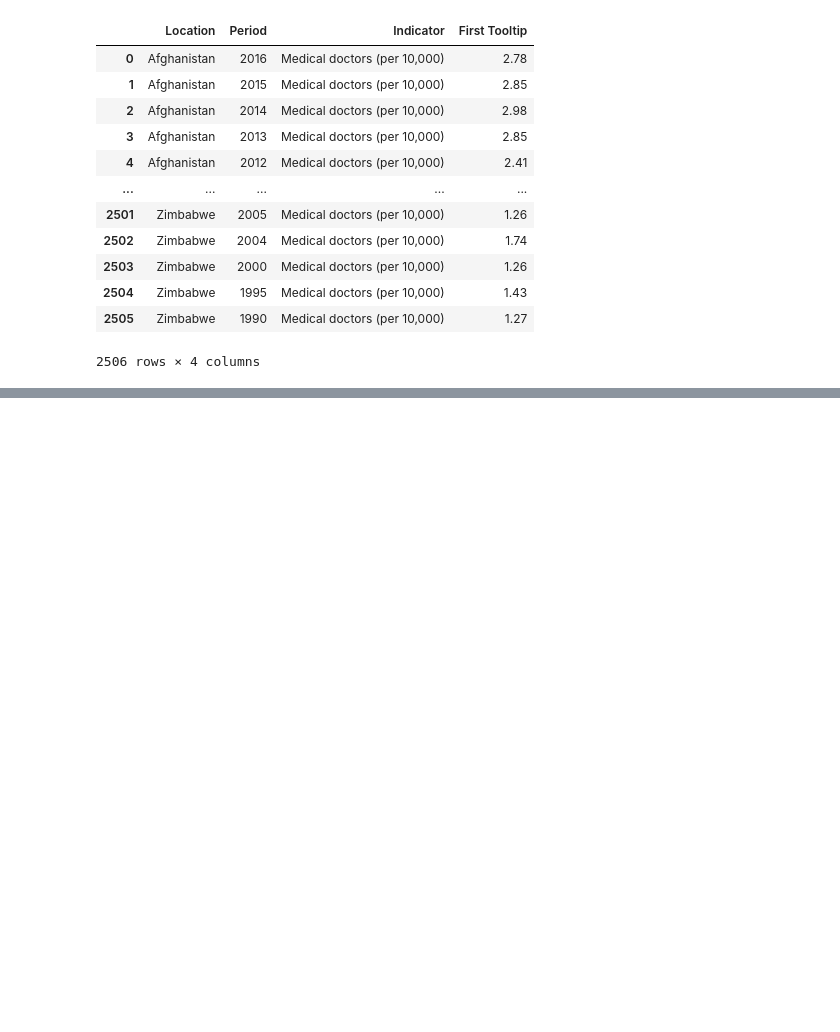
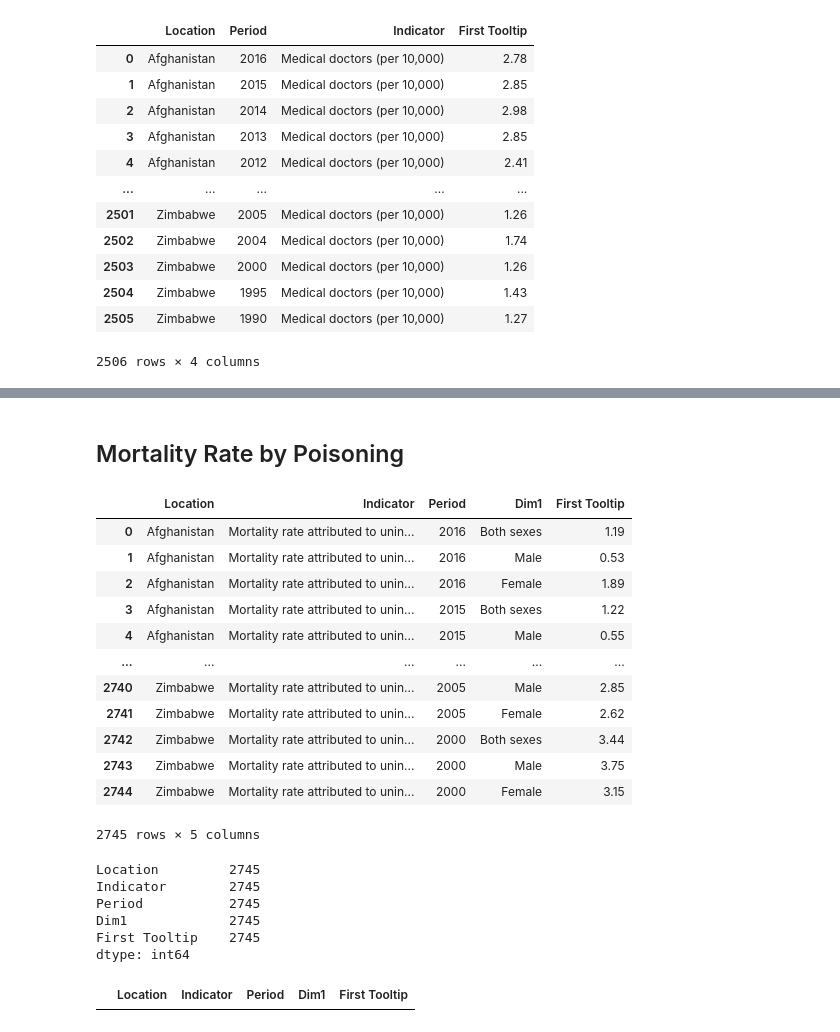
Before and after one commit to kwolf3/World_Health_Statistics_Project, a Jupyter notebook: Select Data.ipynb, the cells around one changed output, grey strips where cells are left out. Saved outputs shown, nothing was run; the diff lists cells and outputs as text; code cells hidden in the pictures; blank space fills up the shorter version.

Commit message:
Select data

```diff
--- a/Select Data.ipynb
+++ b/Select Data.ipynb
@@ -3453,0 +3652,32 @@ doc_data
+# %% [markdown]
+## Mortality Rate by Poisoning
+# %%
+poison_data = pd.read_csv(WHS_path/'mortalityRatePoisoning.csv')
+poison_data
+# %% [output]
+|  | Location | Indicator | Period | Dim1 | First Tooltip |
+| 0 | Afghanistan | Mortality rate attributed to unin... | 2016 | Both sexes | 1.19 |
+| 1 | Afghanistan | Mortality rate attributed to unin... | 2016 | Male | 0.53 |
+| 2 | Afghanistan | Mortality rate attributed to unin... | 2016 | Female | 1.89 |
+| 3 | Afghanistan | Mortality rate attributed to unin... | 2015 | Both sexes | 1.22 |
+| 4 | Afghanistan | Mortality rate attributed to unin... | 2015 | Male | 0.55 |
+| ... | ... | ... | ... | ... | ... |
+| 2740 | Zimbabwe | Mortality rate attributed to unin... | 2005 | Male | 2.85 |
+| 2741 | Zimbabwe | Mortality rate attributed to unin... | 2005 | Female | 2.62 |
+| 2742 | Zimbabwe | Mortality rate attributed to unin... | 2000 | Both sexes | 3.44 |
+| 2743 | Zimbabwe | Mortality rate attributed to unin... | 2000 | Male | 3.75 |
+| 2744 | Zimbabwe | Mortality rate attributed to unin... | 2000 | Female | 3.15 |
+2745 rows × 5 columns
+# %%
+poison_data.isnull().count()
+# %% [output]
+Location         2745
+Indicator        2745
+Period           2745
+Dim1             2745
+First Tooltip    2745
+dtype: int64
+# %%
+poison_data[poison_data['First Tooltip'] == 0.0]
+# %% [output]
+|  | Location | Indicator | Period | Dim1 | First Tooltip |
```
Also changed, not shown: parts of 98 cells of this notebook.
